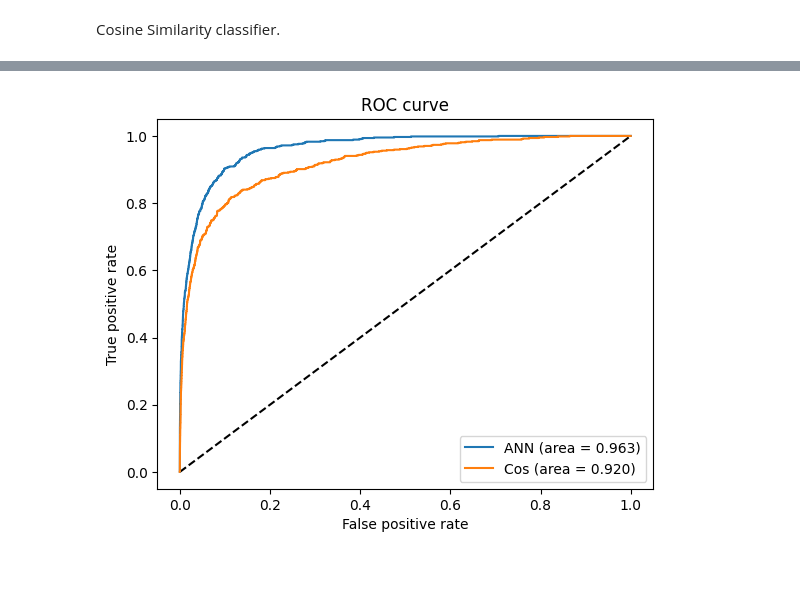
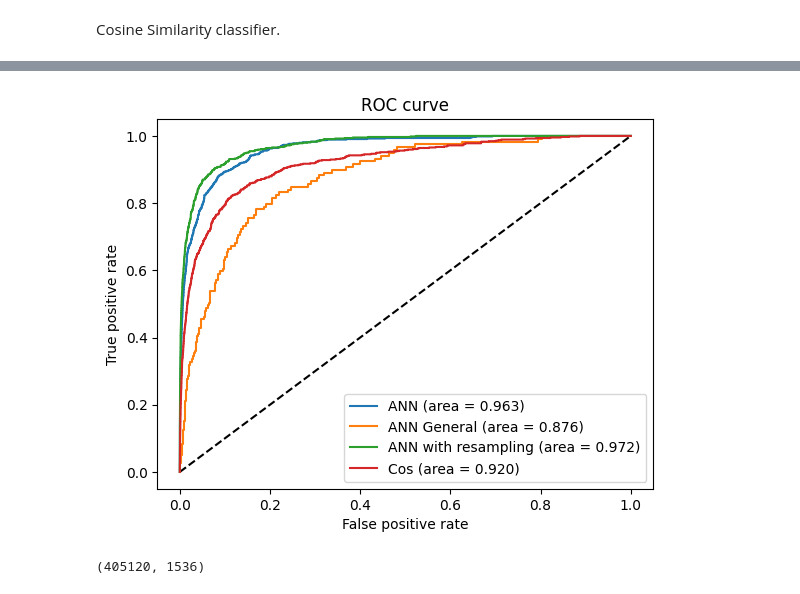
Before and after one commit to osquera/ChatGPT_Tutor_Project, a Jupyter notebook: Similarity network.ipynb, the cells around one changed output, grey strips where cells are left out. Saved outputs shown, nothing was run; the diff lists cells and outputs as text; code cells hidden in the pictures.

Commit message:
First draft for weighted cosine similarity network

```diff
--- a/Similarity network.ipynb
+++ b/Similarity network.ipynb
@@ -248,0 +272,6 @@ Epoch 10/10
+# %%
+baseline_history_ctx = neural_net_ctx.fit(X_train_ctx, y_train_ctx,
+          batch_size=128,
+          epochs=10,
+          verbose=1,
+          validation_data=(X_test_ctx, y_test_ctx))
@@ -248,0 +299,6 @@ Epoch 10/10
+# %%
+baseline_history_resample = neural_net_resample.fit(X_train_resample, y_train_resample,
+          batch_size=128,
+          epochs=10,
+          verbose=1,
+          validation_data=(X_test, y_test))
@@ -272,14 +357,23 @@ plot_metrics(baseline_history)
 # %% [markdown]
 Cosine Similarity classifier.
 # %%
-from sklearn.metrics.pairwise import cosine_similarity
 # Make a neural network which simply uses the cosine similarity between the question and the answer as the prediction
 def cos_sim(x, y):
-    return cosine_similarity(x.reshape(1, -1), y.reshape(1, -1))[0][0]
+    return np.dot(x, y)/(np.linalg.norm(x)*np.linalg.norm(y))
 # %%
 from sklearn.metrics import auc, roc_curve
 y_pred_keras = neural_net.predict(X_test).ravel()
+y_pred_keras_ctx = neural_net_ctx.predict(X_test_ctx).ravel()
+y_pred_keras_resample = neural_net_resample.predict(X_test).ravel()
+
+
 fpr_keras, tpr_keras, thresholds_keras = roc_curve(y_test, y_pred_keras)
+fpr_keras_ctx, tpr_keras_ctx, thresholds_keras_ctx = roc_curve(y_test_ctx, y_pred_keras_ctx)
+fpr_keras_resample, tpr_keras_resample, thresholds_keras_resample = roc_curve(y_test, y_pred_keras_resample)
+
+
 auc_keras = auc(fpr_keras, tpr_keras)
+auc_keras_ctx = auc(fpr_keras_ctx, tpr_keras_ctx)
+auc_keras_resample = auc(fpr_keras_resample, tpr_keras_resample)
 # %% [output]
 3165/3165 [==============================] - 6s 2ms/step
@@ -293,12 +388,14 @@ auc_cos = auc(fpr_cos, tpr_cos)
 # %%
 plt.figure(1)
 plt.plot([0, 1], [0, 1], 'k--')
 plt.plot(fpr_keras, tpr_keras, label='ANN (area = {:.3f})'.format(auc_keras))
+plt.plot(fpr_keras_ctx, tpr_keras_ctx, label='ANN General (area = {:.3f})'.format(auc_keras_ctx))
+plt.plot(fpr_keras_resample, tpr_keras_resample, label='ANN with resampling (area = {:.3f})'.format(auc_keras_resample))
 plt.plot(fpr_cos, tpr_cos, label='Cos (area = {:.3f})'.format(auc_cos))
 plt.xlabel('False positive rate')
 plt.ylabel('True positive rate')
 plt.title('ROC curve')
 plt.legend(loc='best')
 plt.show()
 # %% [output]
-[figure, old version]
+[figure, new version]
@@ -304,0 +447,4 @@ plt.show()
+# %%
+X_train.shape
+# %% [output]
+(405120, 1536)
```
Also changed, not shown: parts of 34 cells of this notebook.
